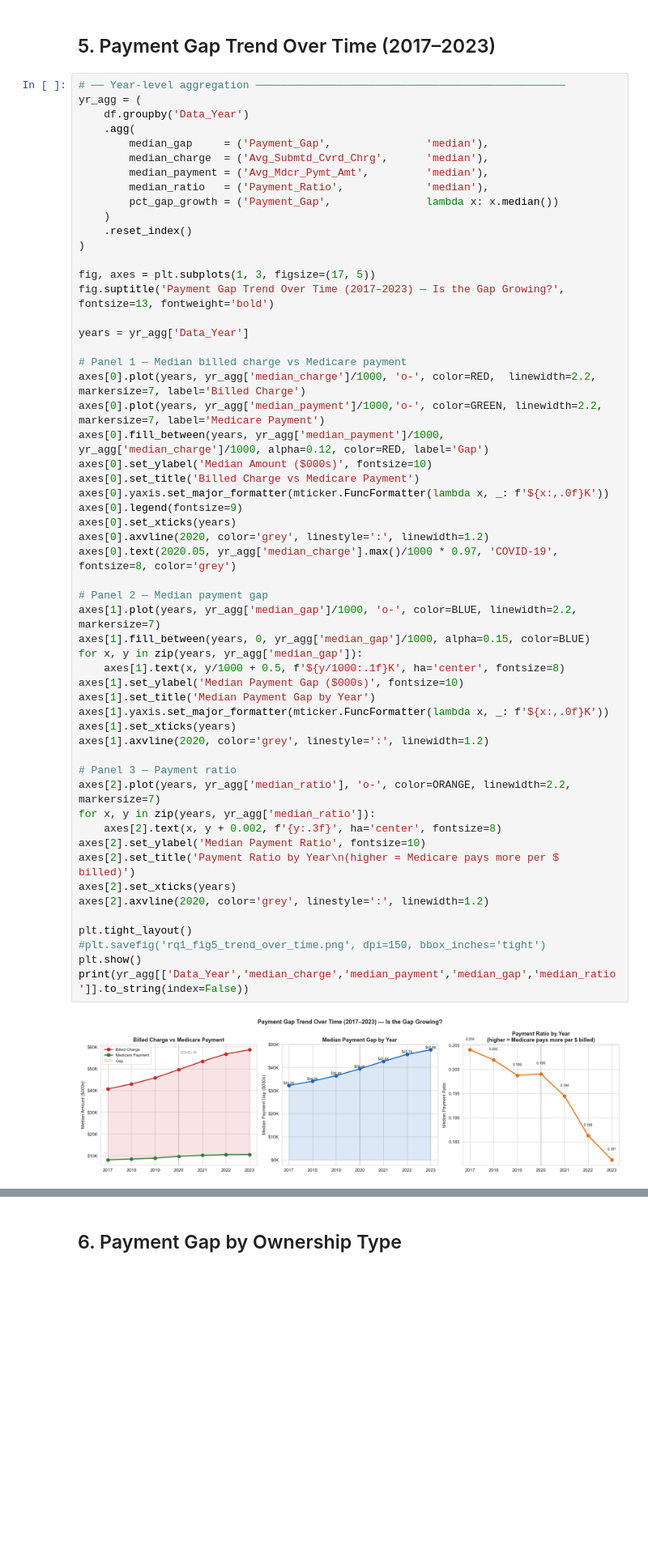
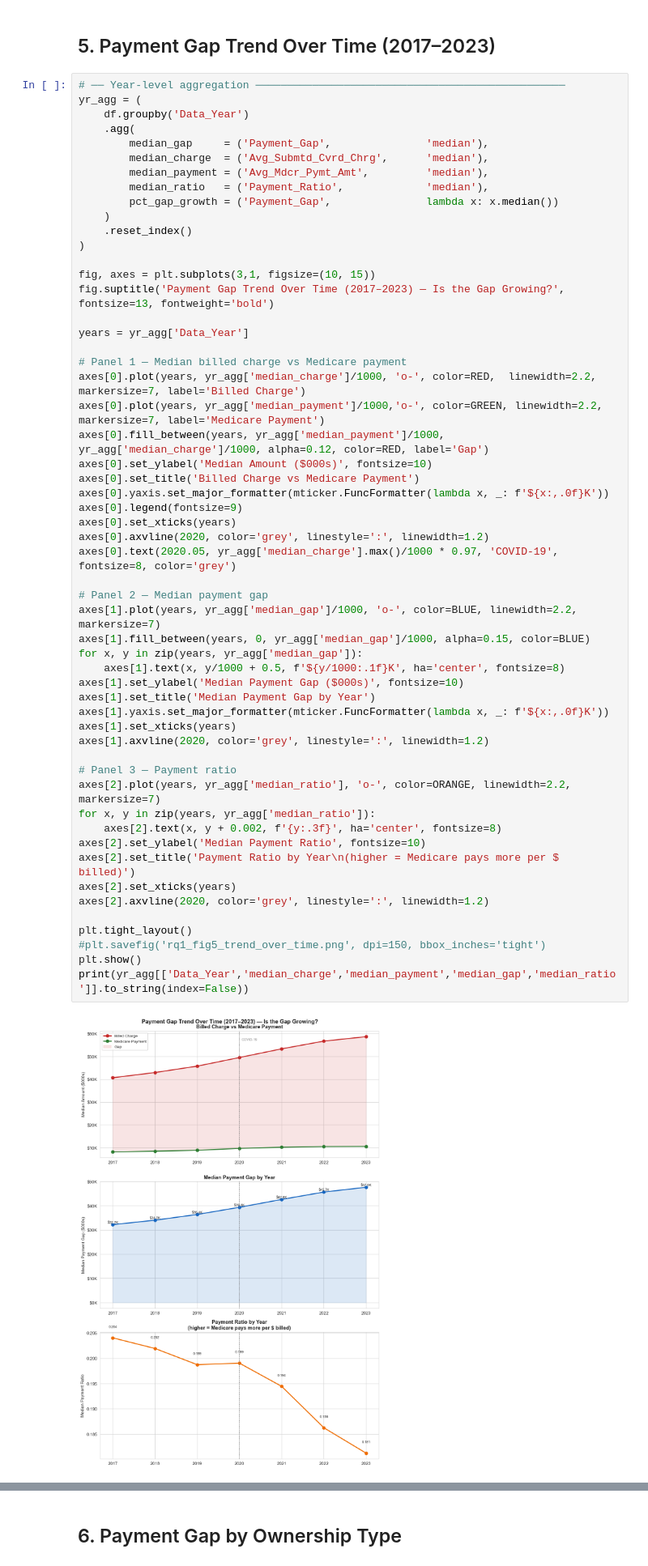
Before and after one commit to AlphonsaSruthi/MedicareDataAnalysis, a Jupyter notebook: Scripts_final/02_03_EDA_RQ1.ipynb, the cells around one changed output, grey strips where cells are left out. Shown at 81% size. Saved outputs shown, nothing was run; the diff lists cells and outputs as text; blank space fills up the shorter version.

```diff
--- a/Scripts_final/02_03_EDA_RQ1.ipynb
+++ b/Scripts_final/02_03_EDA_RQ1.ipynb
@@ -594,7 +594,7 @@ yr_agg = (
     .reset_index()
 )
 
-fig, axes = plt.subplots(1, 3, figsize=(17, 5))
+fig, axes = plt.subplots(3,1, figsize=(10, 15))
 fig.suptitle('Payment Gap Trend Over Time (2017–2023) — Is the Gap Growing?', fontsize=13, fontweight='bold')
 
 years = yr_agg['Data_Year']
@@ -609,34 +609,34 @@ axes[0].yaxis.set_major_formatter(mticker.FuncFormatter(lambda x, _: f'${x:,.0f}
 axes[0].legend(fontsize=9)
 axes[0].set_xticks(years)
 axes[0].axvline(2020, color='grey', linestyle=':', linewidth=1.2)
 axes[0].text(2020.05, yr_agg['median_charge'].max()/1000 * 0.97, 'COVID-19', fontsize=8, color='grey')
 
 # Panel 2 — Median payment gap
 axes[1].plot(years, yr_agg['median_gap']/1000, 'o-', color=BLUE, linewidth=2.2, markersize=7)
 axes[1].fill_between(years, 0, yr_agg['median_gap']/1000, alpha=0.15, color=BLUE)
 for x, y in zip(years, yr_agg['median_gap']):
     axes[1].text(x, y/1000 + 0.5, f'${y/1000:.1f}K', ha='center', fontsize=8)
 axes[1].set_ylabel('Median Payment Gap ($000s)', fontsize=10)
 axes[1].set_title('Median Payment Gap by Year')
 axes[1].yaxis.set_major_formatter(mticker.FuncFormatter(lambda x, _: f'${x:,.0f}K'))
 axes[1].set_xticks(years)
 axes[1].axvline(2020, color='grey', linestyle=':', linewidth=1.2)
 
 # Panel 3 — Payment ratio
 axes[2].plot(years, yr_agg['median_ratio'], 'o-', color=ORANGE, linewidth=2.2, markersize=7)
 for x, y in zip(years, yr_agg['median_ratio']):
     axes[2].text(x, y + 0.002, f'{y:.3f}', ha='center', fontsize=8)
 axes[2].set_ylabel('Median Payment Ratio', fontsize=10)
 axes[2].set_title('Payment Ratio by Year\n(higher = Medicare pays more per $ billed)')
 axes[2].set_xticks(years)
 axes[2].axvline(2020, color='grey', linestyle=':', linewidth=1.2)
 
 plt.tight_layout()
 #plt.savefig('rq1_fig5_trend_over_time.png', dpi=150, bbox_inches='tight')
 plt.show()
 print(yr_agg[['Data_Year','median_charge','median_payment','median_gap','median_ratio']].to_string(index=False))
 # %% [output]
-[figure, old version]
+[figure, new version]
  Data_Year  median_charge  median_payment   median_gap  median_ratio
       2017   40670.096405     8120.066964 32193.882214      0.204051
       2018   42947.785714     8468.530973 34028.714286      0.201946
```
Also changed, not shown: 1 other file.
